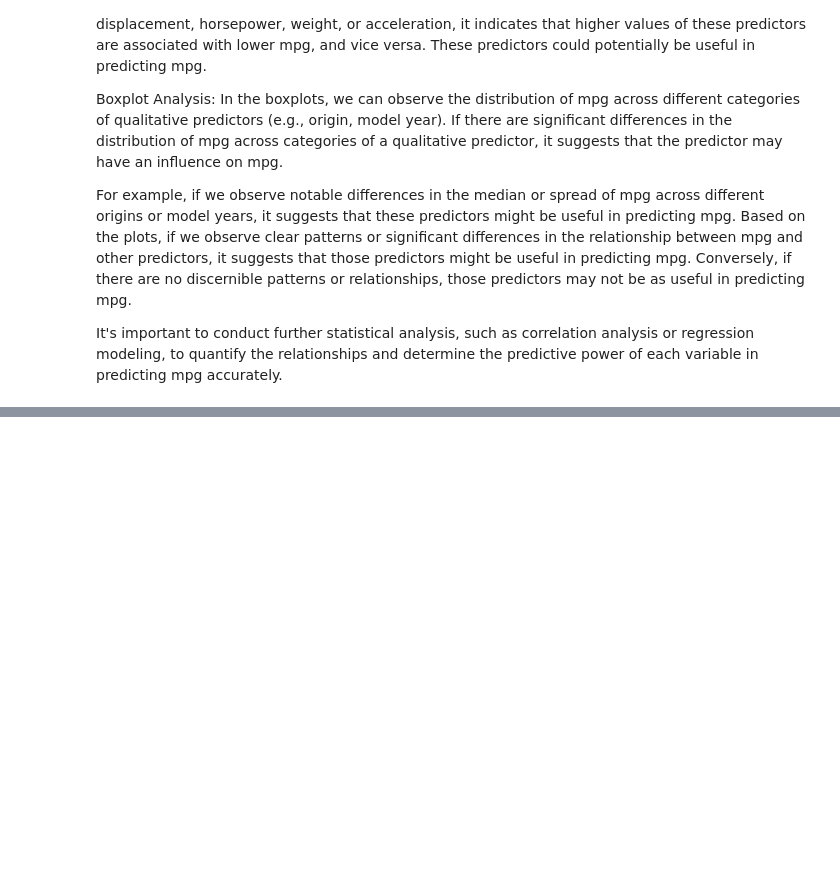
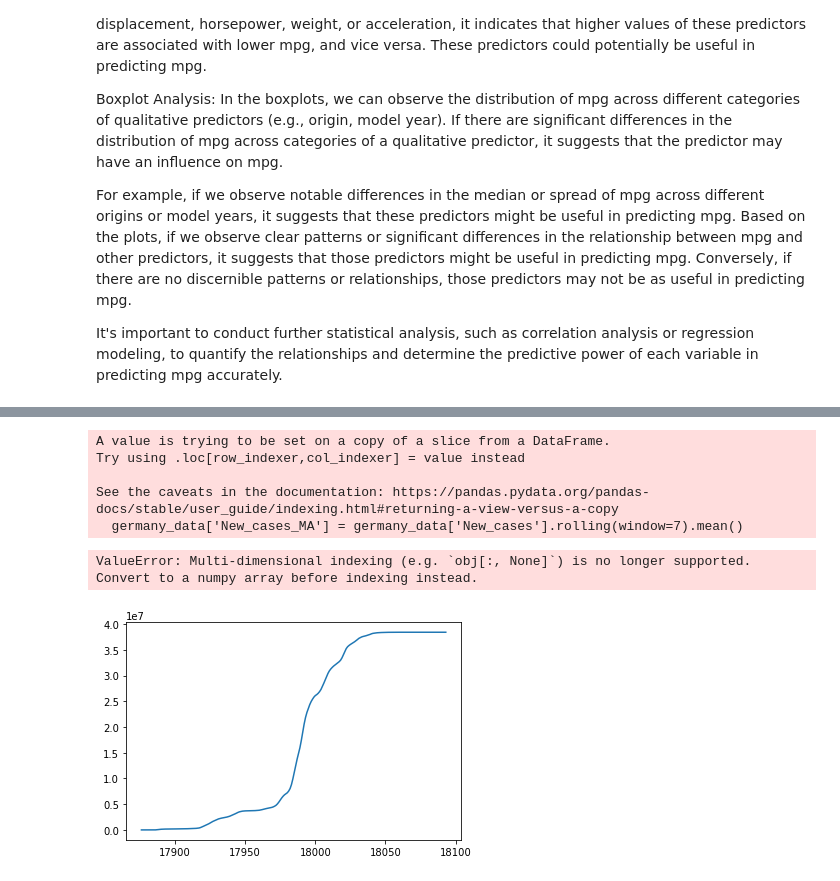
Before and after one commit to moleh13/EC48E, a Jupyter notebook: hw2/EC48E_PS2.ipynb, the cells around one changed output, grey strips where cells are left out. Cells and saved outputs as stored; diff of their text form; code cells hidden in the pictures; blank space fills up the shorter version.

```diff
--- a/hw2/EC48E_PS2.ipynb
+++ b/hw2/EC48E_PS2.ipynb
@@ -300,0 +358,9 @@ It's important to conduct further statistical analysis, such as correlation anal
+# %%
+covid = pd.read_csv('WHO-COVID-19-global-data.csv')
+
+display(covid.head())
+
+# Filter data for Germany
+germany_data = covid[covid['Country'] == 'Germany']
+
+display(germany_data.head())
@@ -300,0 +380,29 @@ It's important to conduct further statistical analysis, such as correlation anal
+# %%
+#Plot cumulative cases
+plt.plot(germany_data['Date_reported'], germany_data['Cumulative_cases'], label='Cumulative Cases')
+
+# Calculate 7-day moving average for new cases
+germany_data['New_cases_MA'] = germany_data['New_cases'].rolling(window=7).mean()
+
+# Plot moving average
+plt.plot(germany_data['Date_reported'], germany_data['Cumulative_cases'], label='7-Day Moving Average', color='red')
+
+# Add labels and title
+plt.title('COVID-19 Cases in Germany')
+plt.xlabel('Date')
+plt.ylabel('Cases')
+plt.xticks(rotation=45)
+plt.grid(True)
+plt.legend()
+
+# Show plot
+plt.tight_layout()
+plt.show()
+# %% [output]
+A value is trying to be set on a copy of a slice from a DataFrame.
+Try using .loc[row_indexer,col_indexer] = value instead
+
+See the caveats in the documentation: https://pandas.pydata.org/pandas-docs/stable/user_guide/indexing.html#returning-a-view-versus-a-copy
+  germany_data['New_cases_MA'] = germany_data['New_cases'].rolling(window=7).mean()
+ValueError: Multi-dimensional indexing (e.g. `obj[:, None]`) is no longer supported. Convert to a numpy array before indexing instead.
+[figure, added]
```
Also changed, not shown: parts of 6 cells of this notebook, 1 other file.
